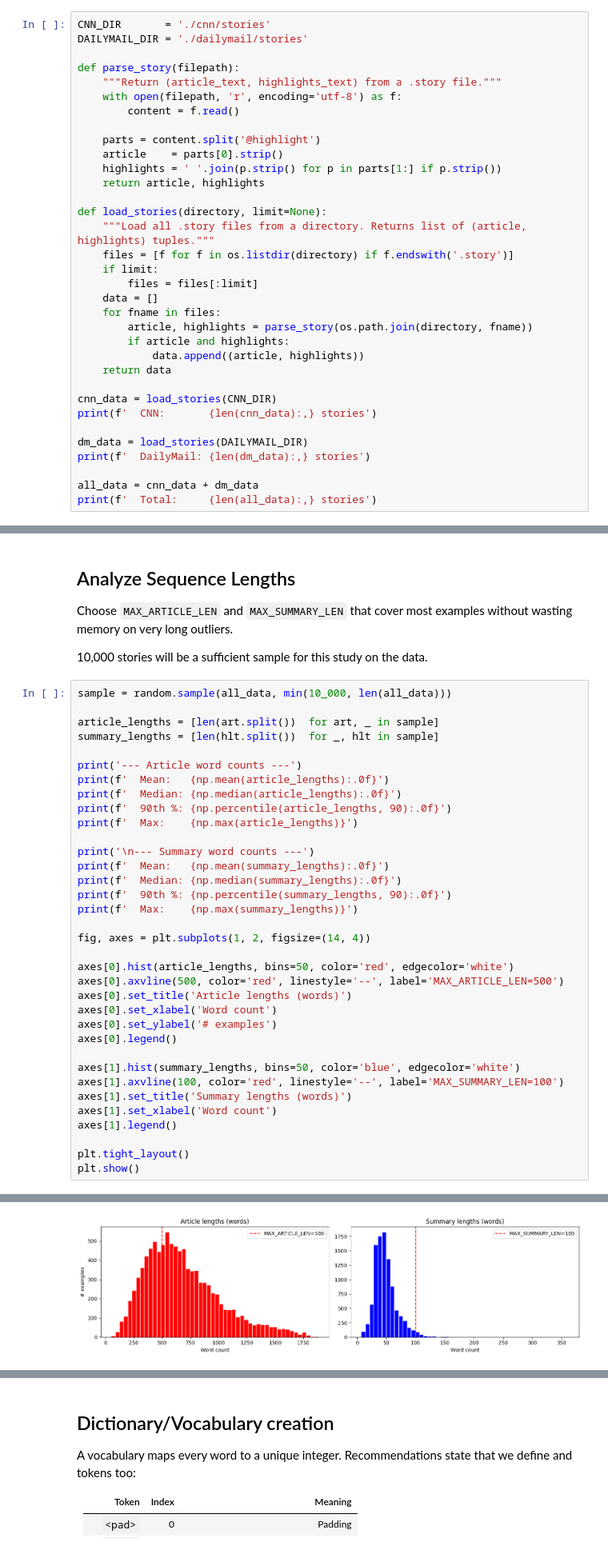
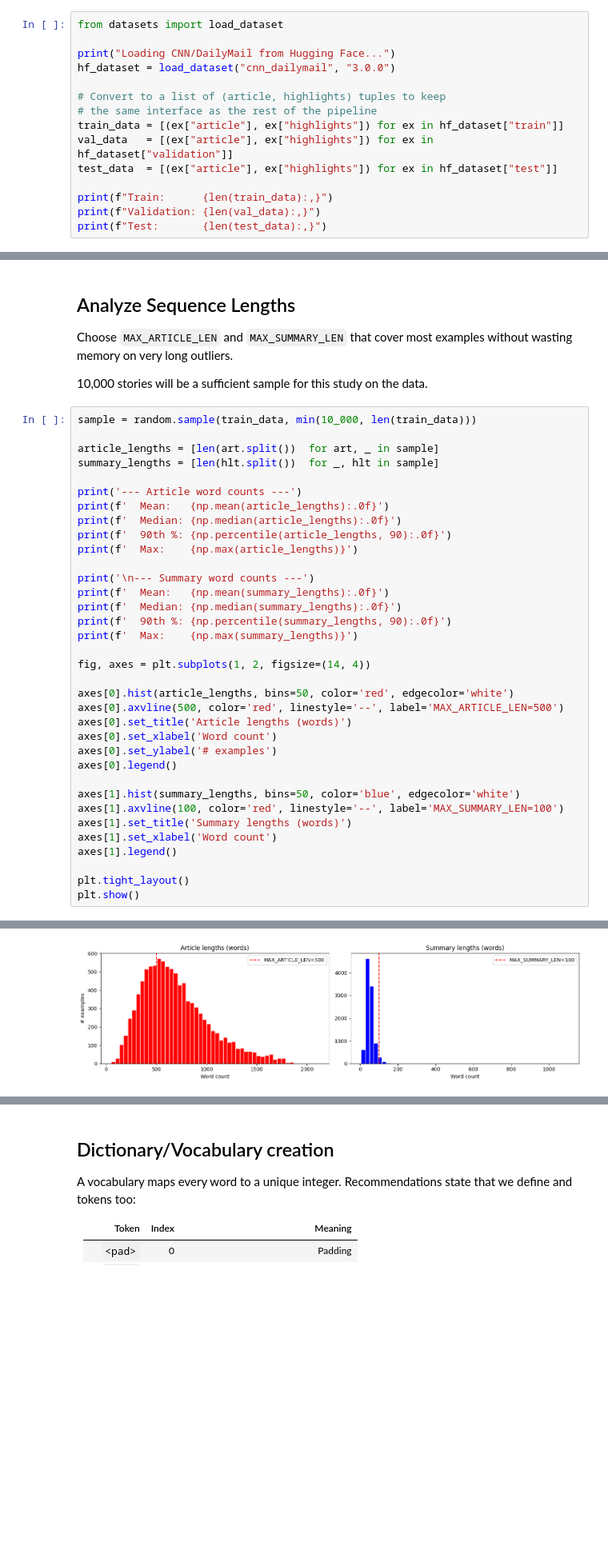
Before and after one commit to bosh99/encoder-decoder-ml, a Jupyter notebook: main.ipynb, the cells around one changed output, grey strips where cells are left out. Shown at 80% size. Saved outputs shown, nothing was run; the diff lists cells and outputs as text; blank space fills up the shorter version.

Commit message:
feat: add HuggingFace dataset loading, translate notebook to English, adjust hyperparameters for GTX 1650

```diff
--- a/main.ipynb
+++ b/main.ipynb
@@ -27,35 +44,16 @@ We will split on `@highlight` to separate article from summary bullets.
 # %%
-CNN_DIR       = './cnn/stories'
-DAILYMAIL_DIR = './dailymail/stories'
+from datasets import load_dataset
 
-def parse_story(filepath):
-    """Return (article_text, highlights_text) from a .story file."""
-    with open(filepath, 'r', encoding='utf-8') as f:
-        content = f.read()
+print("Loading CNN/DailyMail from Hugging Face...")
+hf_dataset = load_dataset("cnn_dailymail", "3.0.0")
 
-    parts = content.split('@highlight')
-    article    = parts[0].strip()
-    highlights = ' '.join(p.strip() for p in parts[1:] if p.strip())
-    return article, highlights
+# Convert to a list of (article, highlights) tuples to keep
+# the same interface as the rest of the pipeline
+train_data = [(ex["article"], ex["highlights"]) for ex in hf_dataset["train"]]
+val_data   = [(ex["article"], ex["highlights"]) for ex in hf_dataset["validation"]]
+test_data  = [(ex["article"], ex["highlights"]) for ex in hf_dataset["test"]]
 
-def load_stories(directory, limit=None):
-    """Load all .story files from a directory. Returns list of (article, highlights) tuples."""
-    files = [f for f in os.listdir(directory) if f.endswith('.story')]
-    if limit:
-        files = files[:limit]
-    data = []
-    for fname in files:
-        article, highlights = parse_story(os.path.join(directory, fname))
-        if article and highlights:
-            data.append((article, highlights))
-    return data
-
-cnn_data = load_stories(CNN_DIR)
-print(f'  CNN:       {len(cnn_data):,} stories')
-
-dm_data = load_stories(DAILYMAIL_DIR)
-print(f'  DailyMail: {len(dm_data):,} stories')
-
-all_data = cnn_data + dm_data
-print(f'  Total:     {len(all_data):,} stories')
+print(f"Train:      {len(train_data):,}")
+print(f"Validation: {len(val_data):,}")
+print(f"Test:       {len(test_data):,}")
 # %% [output]
@@ -88,7 +88,7 @@ without wasting memory on very long outliers.
 
 10,000 stories will be a sufficient sample for this study on the data.
 # %%
-sample = random.sample(all_data, min(10_000, len(all_data)))
+sample = random.sample(train_data, min(10_000, len(train_data)))
 
 article_lengths = [len(art.split())  for art, _ in sample]
 summary_lengths = [len(hlt.split())  for _, hlt in sample]
@@ -137,2 +137,2 @@ plt.show()
-[figure, old version]
+[figure, new version]
 # %% [markdown]
```
Also changed, not shown: parts of 23 cells of this notebook, 3 other files.
